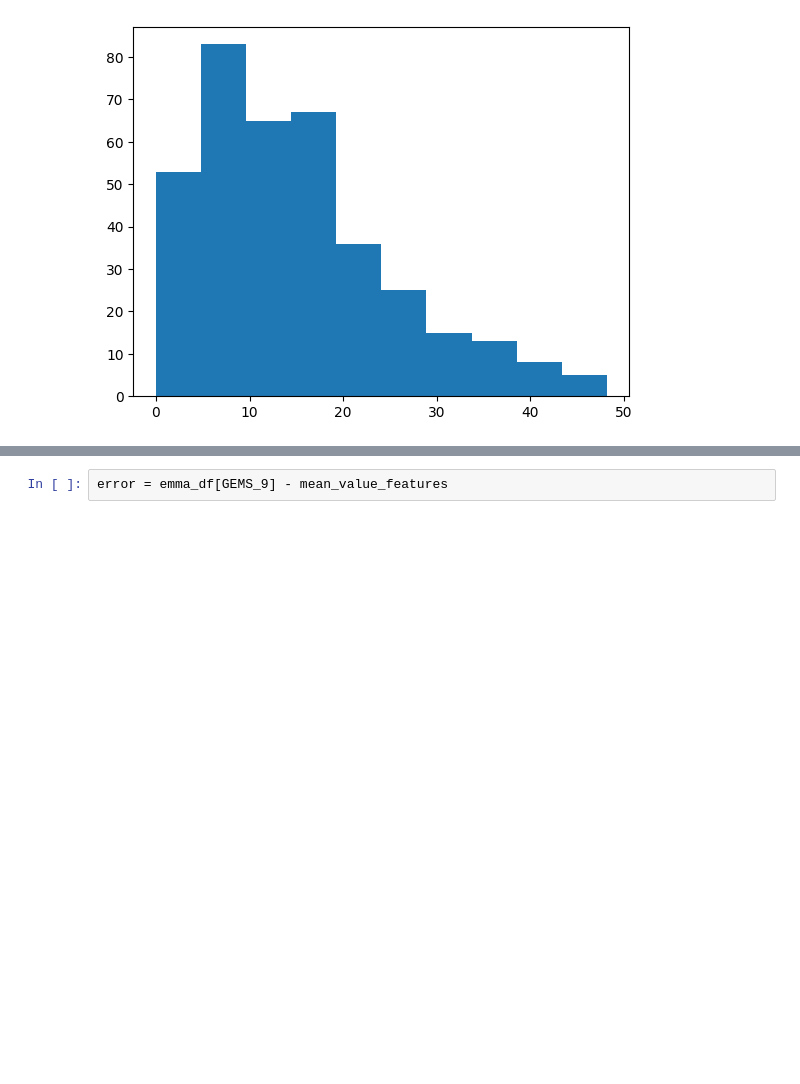
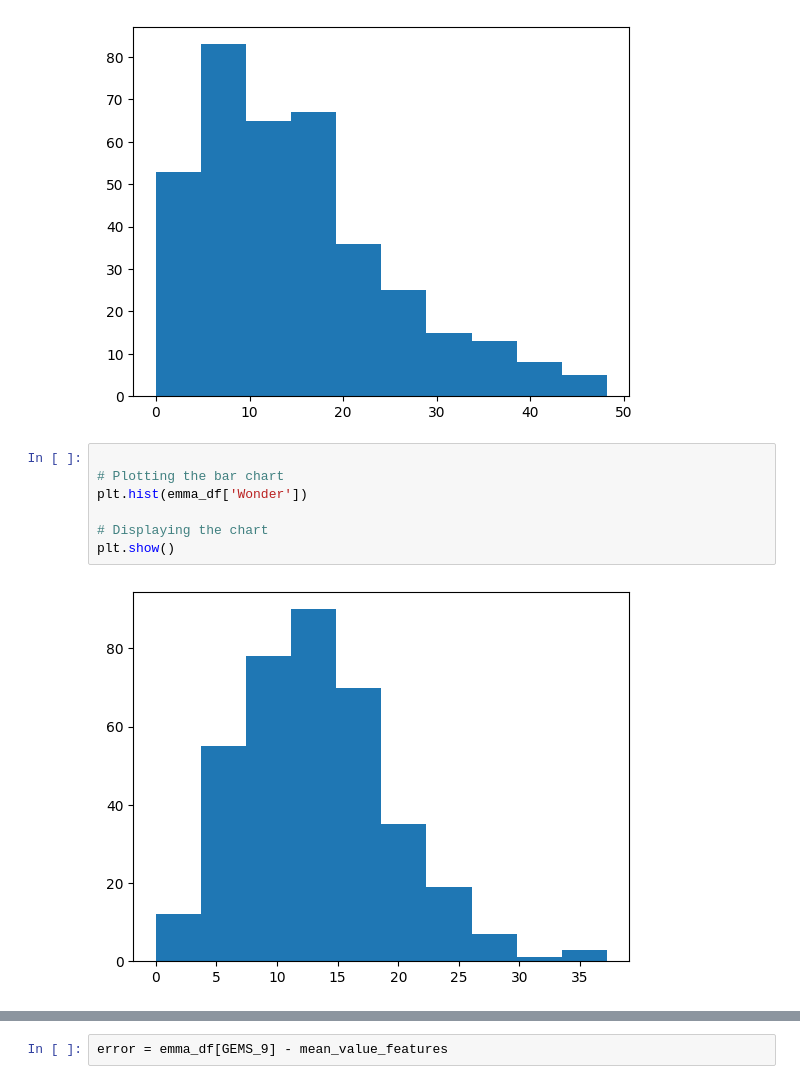
Before and after one commit to JPNMint/automatic_music_mood_tagging, a Jupyter notebook: mood_tagger_master_thesis_V2/data/EDA.ipynb, the cells around one changed output, grey strips where cells are left out. Drawn from its saved outputs; the diff is of its cells as text; blank space fills up the shorter version.

```diff
--- a/mood_tagger_master_thesis_V2/data/EDA.ipynb
+++ b/mood_tagger_master_thesis_V2/data/EDA.ipynb
@@ -94,3 +99,12 @@ plt.hist(emma_df['Peacfulness'])
 plt.show()
 # %% [output]
 [figure]
+# %%
+
+# Plotting the bar chart
+plt.hist(emma_df['Wonder'])
+
+# Displaying the chart
+plt.show()
+# %% [output]
+[figure, added]
```
Also changed, not shown: parts of 15 cells of this notebook, 8 other files.
